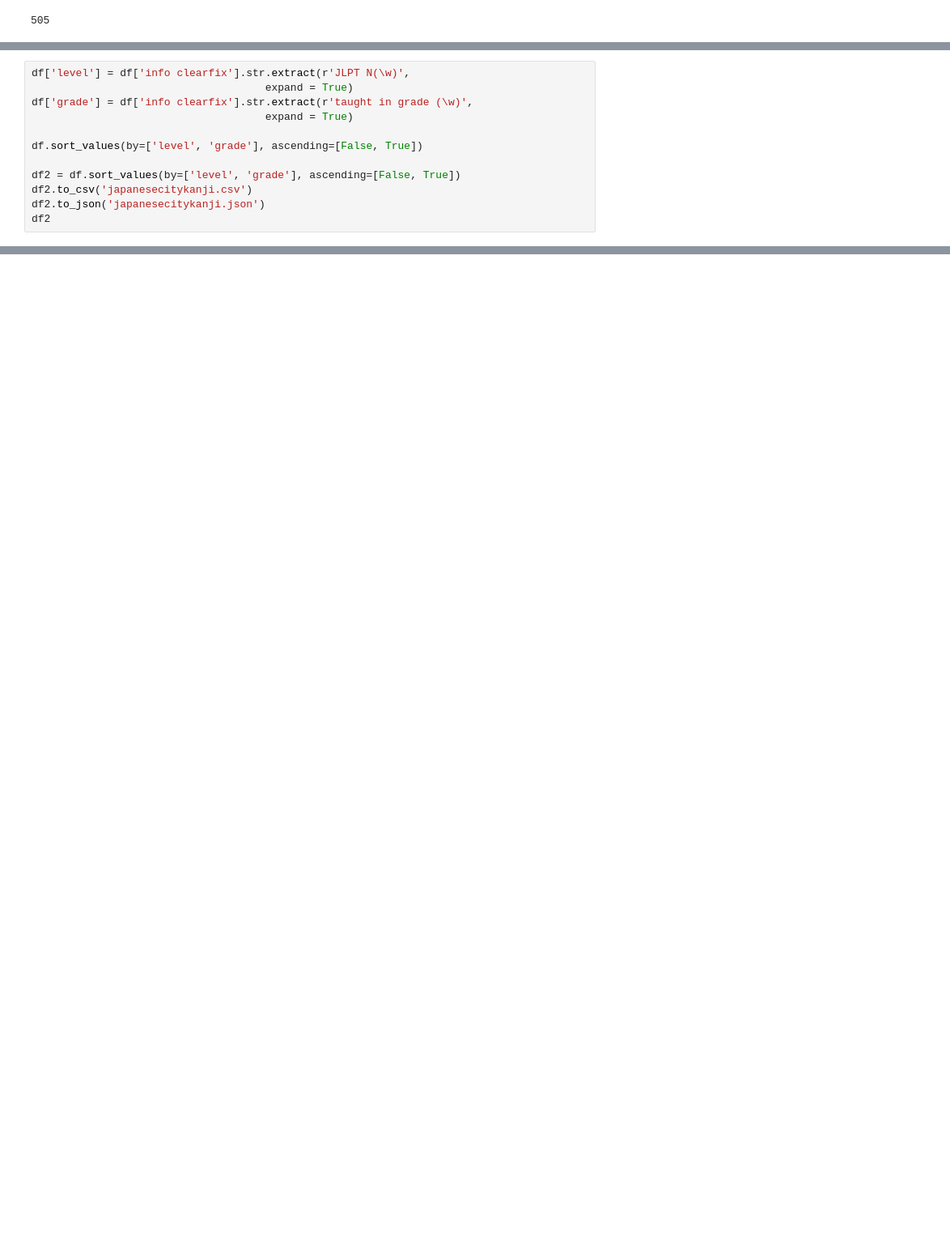
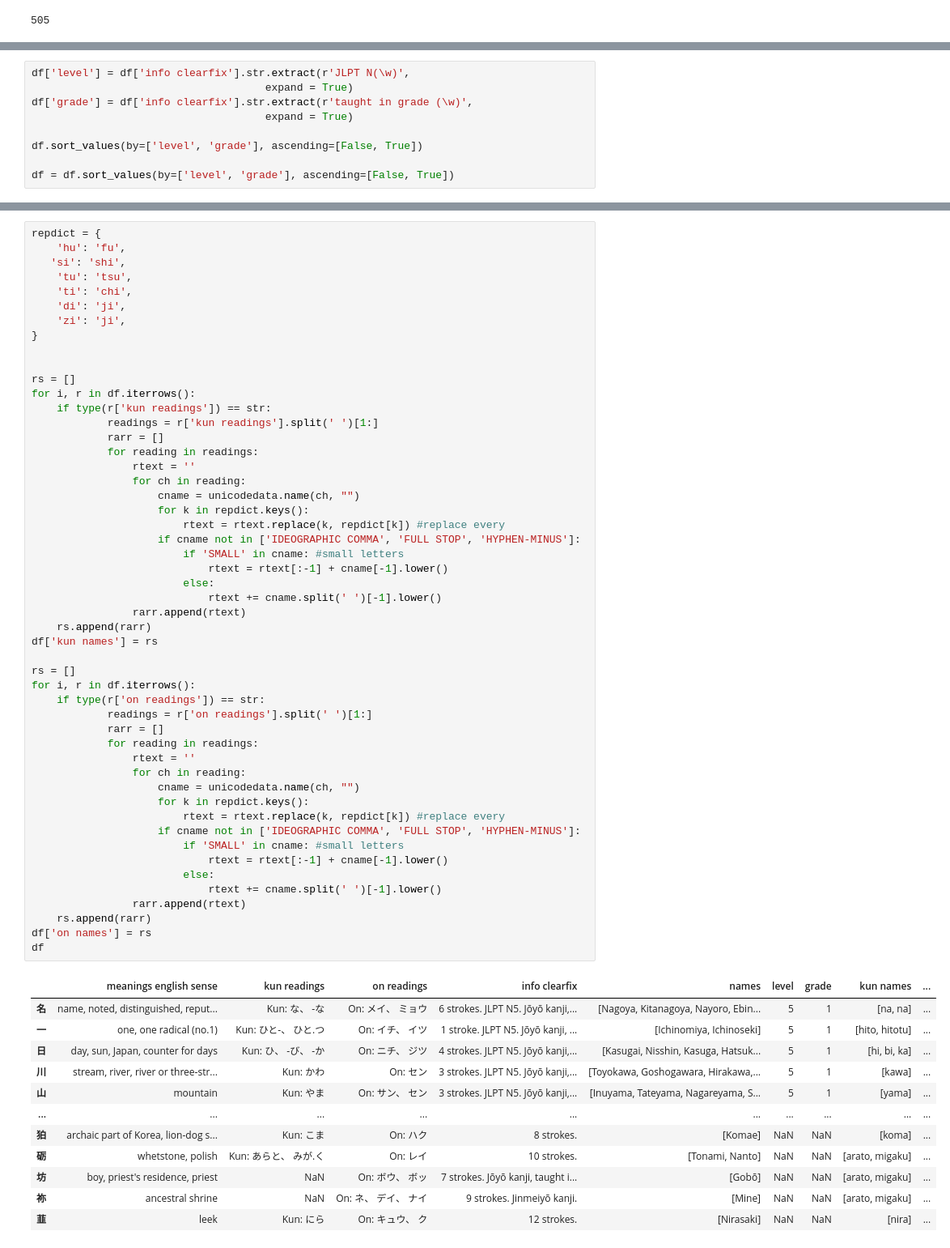
Before and after one commit to branmkam/geokanji, a Jupyter notebook: data/japaneseprefs.ipynb, the cells around one changed output, grey strips where cells are left out. Shown: that part at 81% size. Saved outputs shown, nothing was run; the diff lists cells and outputs as text; blank space fills up the shorter version.

```diff
--- a/data/japaneseprefs.ipynb
+++ b/data/japaneseprefs.ipynb
@@ -379,7 +340,4 @@ df['grade'] = df['info clearfix'].str.extract(r'taught in grade (\w)',
 
 df.sort_values(by=['level', 'grade'], ascending=[False, True])
 
-df2 = df.sort_values(by=['level', 'grade'], ascending=[False, True])
-df2.to_csv('japanesecitykanji.csv')
-df2.to_json('japanesecitykanji.json')
-df2
+df = df.sort_values(by=['level', 'grade'], ascending=[False, True])
@@ -399,0 +344,64 @@ df2
+# %%
+repdict = {
+    'hu': 'fu',
+   'si': 'shi',
+    'tu': 'tsu',
+    'ti': 'chi',
+    'di': 'ji',
+    'zi': 'ji',
+}
+
+
+rs = []
+for i, r in df.iterrows():
+    if type(r['kun readings']) == str:
+            readings = r['kun readings'].split(' ')[1:]
+            rarr = []
+            for reading in readings:
+                rtext = ''
+                for ch in reading:
+                    cname = unicodedata.name(ch, "")
+                    for k in repdict.keys():
+                        rtext = rtext.replace(k, repdict[k]) #replace every
+                    if cname not in ['IDEOGRAPHIC COMMA', 'FULL STOP', 'HYPHEN-MINUS']:
+                        if 'SMALL' in cname: #small letters
+                            rtext = rtext[:-1] + cname[-1].lower()
+                        else:
+                            rtext += cname.split(' ')[-1].lower()
+                rarr.append(rtext)
+    rs.append(rarr)
+df['kun names'] = rs
+
+rs = []
+for i, r in df.iterrows():
+    if type(r['on readings']) == str:
+            readings = r['on readings'].split(' ')[1:]
+            rarr = []
+            for reading in readings:
+                rtext = ''
+                for ch in reading:
+                    cname = unicodedata.name(ch, "")
+                    for k in repdict.keys():
+                        rtext = rtext.replace(k, repdict[k]) #replace every
+                    if cname not in ['IDEOGRAPHIC COMMA', 'FULL STOP', 'HYPHEN-MINUS']:
+                        if 'SMALL' in cname: #small letters
+                            rtext = rtext[:-1] + cname[-1].lower()
+                        else:
+                            rtext += cname.split(' ')[-1].lower()
+                rarr.append(rtext)
+    rs.append(rarr)
+df['on names'] = rs
+df
+# %% [output]
+|  | meanings english sense | kun readings | on readings | info clearfix | names | level | grade | kun names | ... |
+| 名 | name, noted, distinguished, reput... | Kun: な、 -な | On: メイ、 ミョウ | 6 strokes. JLPT N5. Jōyō kanji,... | [Nagoya, Kitanagoya, Nayoro, Ebin... | 5 | 1 | [na, na] | ... |
+| 一 | one, one radical (no.1) | Kun: ひと-、 ひと.つ | On: イチ、 イツ | 1 stroke. JLPT N5. Jōyō kanji, ... | [Ichinomiya, Ichinoseki] | 5 | 1 | [hito, hitotu] | ... |
+| 日 | day, sun, Japan, counter for days | Kun: ひ、 -び、 -か | On: ニチ、 ジツ | 4 strokes. JLPT N5. Jōyō kanji,... | [Kasugai, Nisshin, Kasuga, Hatsuk... | 5 | 1 | [hi, bi, ka] | ... |
+| 川 | stream, river, river or three-str... | Kun: かわ | On: セン | 3 strokes. JLPT N5. Jōyō kanji,... | [Toyokawa, Goshogawara, Hirakawa,... | 5 | 1 | [kawa] | ... |
+| 山 | mountain | Kun: やま | On: サン、 セン | 3 strokes. JLPT N5. Jōyō kanji,... | [Inuyama, Tateyama, Nagareyama, S... | 5 | 1 | [yama] | ... |
+| ... | ... | ... | ... | ... | ... | ... | ... | ... | ... |
+| 狛 | archaic part of Korea, lion-dog s... | Kun: こま | On: ハク | 8 strokes. | [Komae] | NaN | NaN | [koma] | ... |
+| 砺 | whetstone, polish | Kun: あらと、 みが.く | On: レイ | 10 strokes. | [Tonami, Nanto] | NaN | NaN | [arato, migaku] | ... |
+| 坊 | boy, priest's residence, priest | NaN | On: ボウ、 ボッ | 7 strokes. Jōyō kanji, taught i... | [Gobō] | NaN | NaN | [arato, migaku] | ... |
+| 祢 | ancestral shrine | NaN | On: ネ、 デイ、 ナイ | 9 strokes. Jinmeiyō kanji. | [Mine] | NaN | NaN | [arato, migaku] | ... |
+| 韮 | leek | Kun: にら | On: キュウ、 ク | 12 strokes. | [Nirasaki] | NaN | NaN | [nira] | ... |
```
Also changed, not shown: parts of 16 cells of this notebook, 8 other files.
